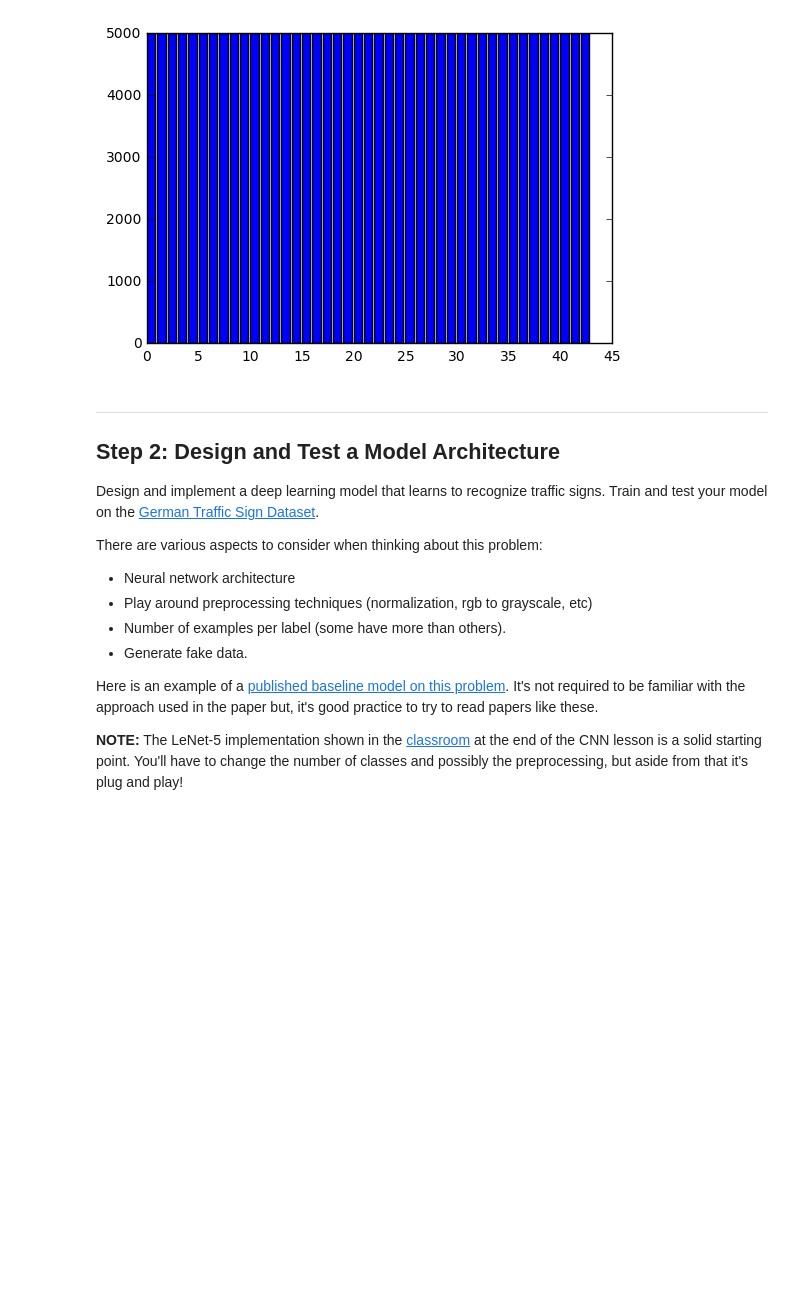
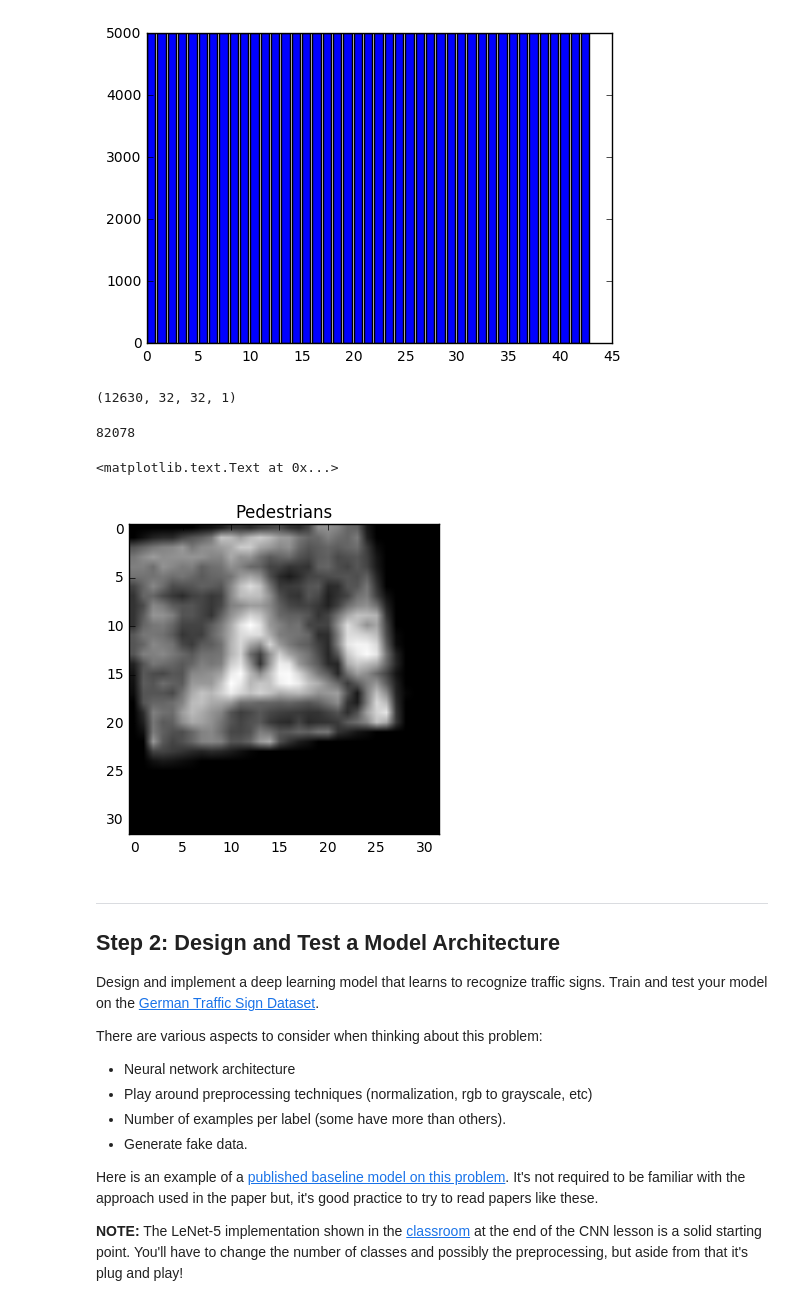
Before and after one commit to hello2all/CarND-Traffic-Sign-Classifier-Project, a Jupyter notebook: Traffic_Sign_Classifier.ipynb, the cells around one changed output. Saved outputs shown, nothing was run; the diff lists cells and outputs as text; code cells hidden in the pictures; blank space fills up the shorter version.

```diff
--- a/Traffic_Sign_Classifier.ipynb
+++ b/Traffic_Sign_Classifier.ipynb
@@ -241,6 +241,45 @@ plt.bar(unique, unique_counts)
 # %% [output]
 <Container object of 43 artists>
 [figure]
+# %%
+## preprocessing: turn color image to black and white
+## idea stolen from Yann lecun
+## code stolen from http://navoshta.com/traffic-signs-classification/
+from skimage import exposure
+
+def gray_scale(X):
+    #Convert to grayscale, e.g. single Y channel
+    X = 0.299 * X[:, :, :, 0] + 0.587 * X[:, :, :, 1] + 0.114 * X[:, :, :, 2]
+    #Scale features to be in [0, 1]
+    X = (X / 255.).astype(np.float32)
+
+    # Apply localized histogram localization
+    for i in range(X.shape[0]):
+        X[i] = exposure.equalize_adapthist(X[i])
+
+    # Add a single grayscale channel
+    X = X.reshape(X.shape + (1,))
+    return X
+# %%
+X_train = gray_scale(X_train)
+X_validation = gray_scale(X_validation)
+X_test = gray_scale(X_test)
+# %%
+print(X_test.shape)
+# %% [output]
+(12630, 32, 32, 1)
+# %%
+## show gray scale image
+idx = randint(n_train,len(X_train) - 1)
+print(idx)
+plt.imshow(X_train[idx].squeeze(), cmap='gray')
+# show sign name
+SignName = SignNames[SignNames['ClassId'] == y_train[idx]]['SignName'].values[0]
+plt.title(SignName)
+# %% [output]
+82078
+<matplotlib.text.Text at 0x...>
+[figure, added]
 # %% [markdown]
 ----
 
```
Also changed, not shown: parts of 37 cells of this notebook, 18 other files.
